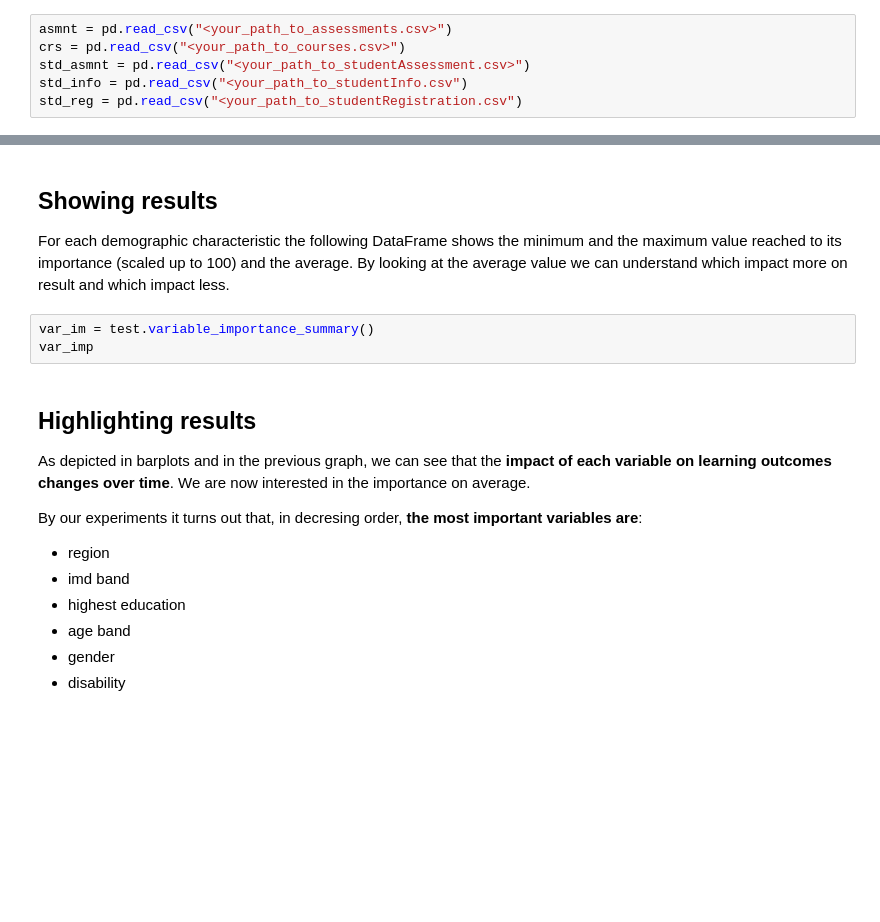
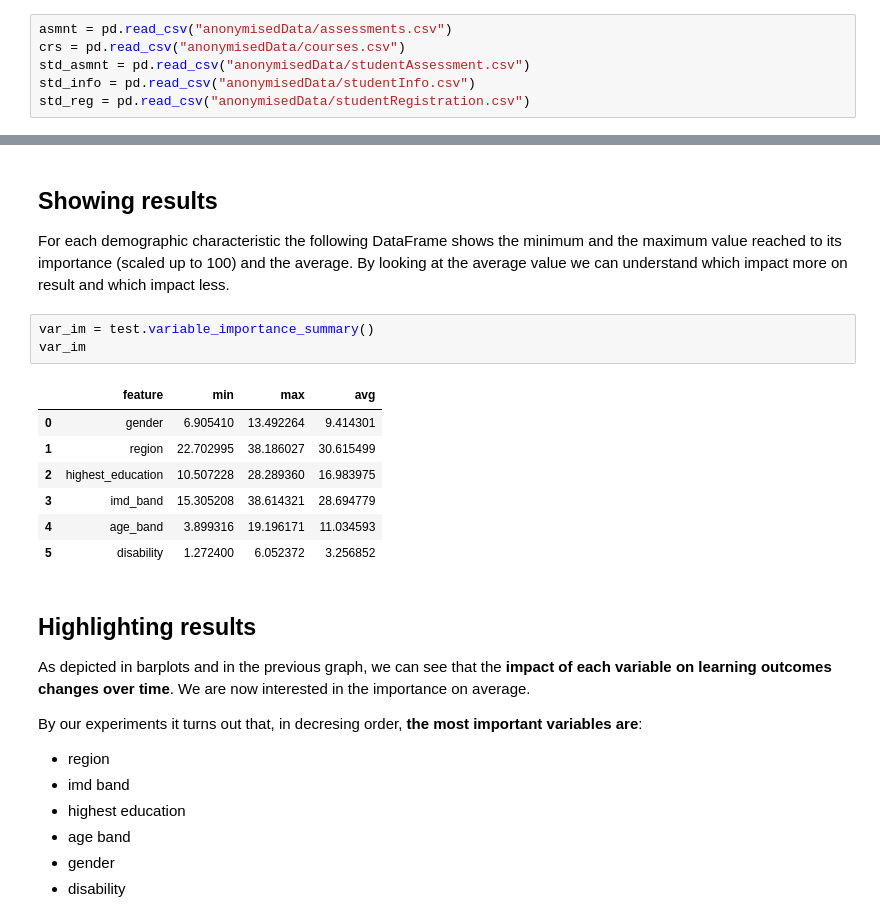
Before and after one commit to EdoardoCanti/DecisionTreeRizvi, a Jupyter notebook: RizviDT.ipynb, the cells around one changed output, grey strips where cells are left out. Saved outputs shown, nothing was run; the diff lists cells and outputs as text; blank space fills up the shorter version.

```diff
--- a/RizviDT.ipynb
+++ b/RizviDT.ipynb
@@ -76,11 +76,11 @@ import graphviz
 
 #### CHANGE THE FOLLOWING CELL INCLUDING THE PATHS OF THE DATASETS
 # %%
-asmnt = pd.read_csv("<your_path_to_assessments.csv>")
-crs = pd.read_csv("<your_path_to_courses.csv>")
-std_asmnt = pd.read_csv("<your_path_to_studentAssessment.csv>")
-std_info = pd.read_csv("<your_path_to_studentInfo.csv")
-std_reg = pd.read_csv("<your_path_to_studentRegistration.csv")
+asmnt = pd.read_csv("anonymisedData/assessments.csv")
+crs = pd.read_csv("anonymisedData/courses.csv")
+std_asmnt = pd.read_csv("anonymisedData/studentAssessment.csv")
+std_info = pd.read_csv("anonymisedData/studentInfo.csv")
+std_reg = pd.read_csv("anonymisedData/studentRegistration.csv")
 # %% [markdown]
 ## Data filtering
 Recall on which student we need for Phase 1:
@@ -523,7 +838,15 @@ test.plot_importances()
 For each demographic characteristic the following DataFrame shows the minimum and the maximum value reached to its importance (scaled up to 100) and the average. By looking at the average value we can understand which impact more on result and which impact less.
 # %%
 var_im = test.variable_importance_summary()
-var_imp
+var_im
+# %% [output]
+|  | feature | min | max | avg |
+| 0 | gender | 6.905410 | 13.492264 | 9.414301 |
+| 1 | region | 22.702995 | 38.186027 | 30.615499 |
+| 2 | highest_education | 10.507228 | 28.289360 | 16.983975 |
+| 3 | imd_band | 15.305208 | 38.614321 | 28.694779 |
+| 4 | age_band | 3.899316 | 19.196171 | 11.034593 |
+| 5 | disability | 1.272400 | 6.052372 | 3.256852 |
 # %% [markdown]
 ## Highlighting results
 
```
Also changed, not shown: parts of 23 cells of this notebook.
